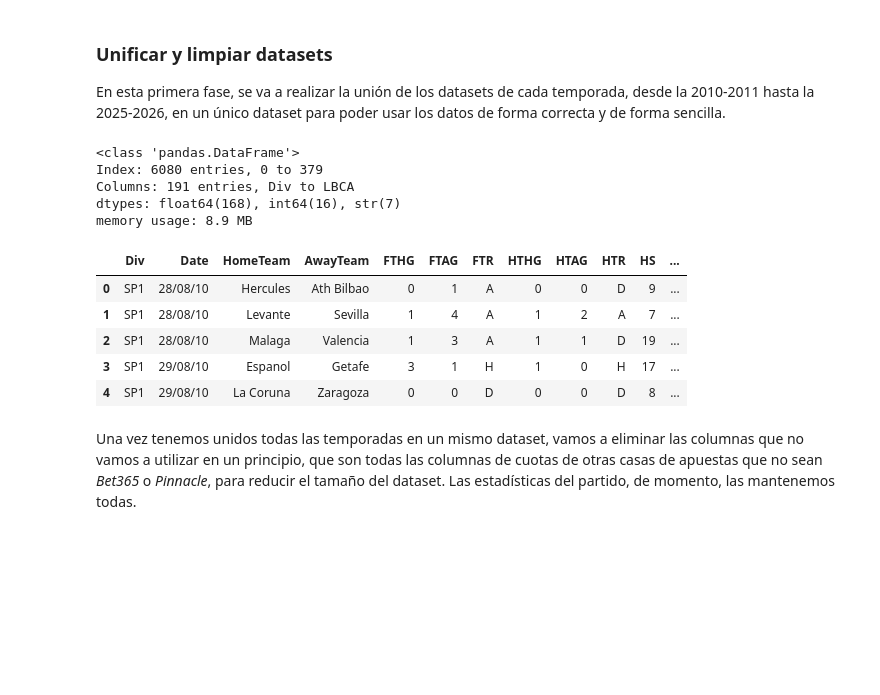
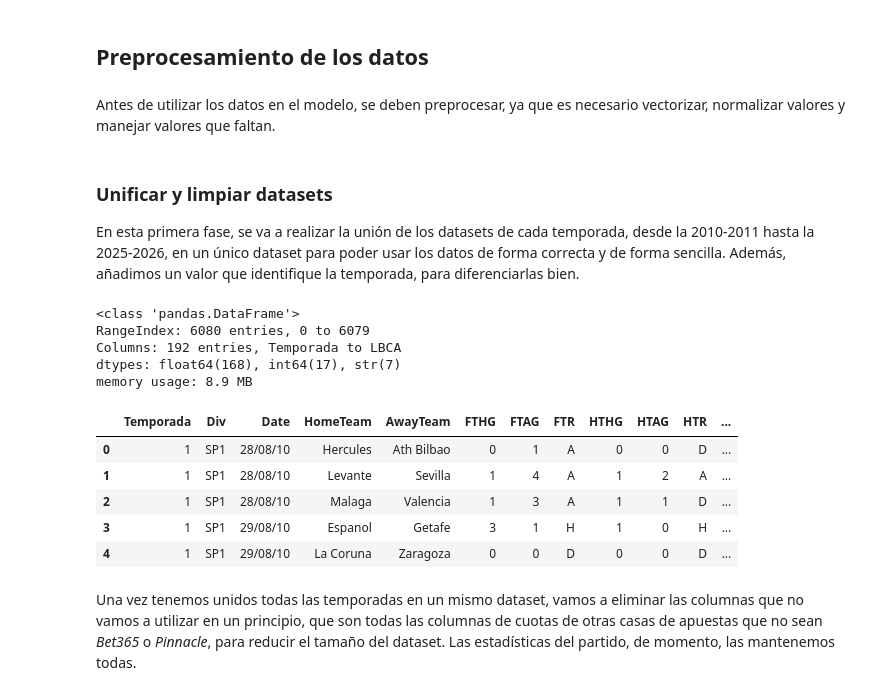
Before and after one commit to nestorm1/C-digo, a Jupyter notebook: main.ipynb, the cells around one changed output. Cells and saved outputs as stored; diff of their text form; code cells hidden in the pictures; blank space fills up the shorter version.

Commit message:
Preprocesamiento de los datos terminado

```diff
--- a/main.ipynb
+++ b/main.ipynb
@@ -3,40 +4,40 @@ import pandas as pd
+# %% [markdown]
+## Preprocesamiento de los datos
+# %% [markdown]
+Antes de utilizar los datos en el modelo, se deben preprocesar, ya que es necesario vectorizar, normalizar valores y manejar valores que faltan.
 # %% [markdown]
 ### Unificar y limpiar datasets
-En esta primera fase, se va a realizar la unión de los datasets de cada temporada, desde la 2010-2011 hasta la 2025-2026, en un único dataset para poder usar los datos de forma correcta y de forma sencilla.
+En esta primera fase, se va a realizar la unión de los datasets de cada temporada, desde la 2010-2011 hasta la 2025-2026, en un único dataset para poder usar los datos de forma correcta y de forma sencilla. Además, añadimos un valor que identifique la temporada, para diferenciarlas bien.
 # %%
-temp1 = pd.read_csv("2010-2011.csv", sep=',')
-temp2 = pd.read_csv("2011-2012.csv", sep=',')
-temp3 = pd.read_csv("2012-2013.csv", sep=',')
-temp4 = pd.read_csv("2013-2014.csv", sep=',')
-temp5 = pd.read_csv("2014-2015.csv", sep=',')
-temp6 = pd.read_csv("2015-2016.csv", sep=',')
-temp7 = pd.read_csv("2016-2017.csv", sep=',')
-temp8 = pd.read_csv("2017-2018.csv", sep=',')
-temp9 = pd.read_csv("2018-2019.csv", sep=',')
-temp10 = pd.read_csv("2019-2020.csv", sep=',')
-temp11 = pd.read_csv("2020-2021.csv", sep=',')
-temp12 = pd.read_csv("2021-2022.csv", sep=',')
-temp13 = pd.read_csv("2022-2023.csv", sep=',')
-temp14 = pd.read_csv("2023-2024.csv", sep=',')
-temp15 = pd.read_csv("2024-2025.csv", sep=',')
-temp16 = pd.read_csv("2025-2026.csv", sep=',')
+pd.set_option("display.max_columns", None)
 
-pd.set_option("display.max_columns", None)
-laliga = pd.concat([temp1, temp2, temp3, temp4, temp5, temp6, temp7, temp8, temp9, temp10, temp11, temp12, temp13, temp14, temp15, temp16])
+temporadas = {1:"2010-2011.csv", 2:"2011-2012.csv", 3:"2012-2013.csv", 4:"2013-2014.csv", 5:"2014-2015.csv", 6:"2015-2016.csv", 7:"2016-2017.csv",
+         8:"2017-2018.csv", 9:"2018-2019.csv", 10:"2019-2020.csv", 11:"2020-2021.csv", 12:"2021-2022.csv", 13:"2022-2023.csv", 14:"2023-2024.csv",
+          15:"2024-2025.csv", 16: "2025-2026.csv"}
+
+grupo_temporadas = []
+
+for temp, archivo in temporadas.items():
+    aux = pd.read_csv(archivo, sep=',').copy()
+    aux.insert(0, "Temporada", temp)
+    grupo_temporadas.append(aux)
+     # añadimos la columna nueva
+laliga = pd.concat(grupo_temporadas, ignore_index=True)
+
 laliga.info()
 laliga.head()
 # %% [output]
 <class 'pandas.DataFrame'>
-Index: 6080 entries, 0 to 379
-Columns: 191 entries, Div to LBCA
-dtypes: float64(168), int64(16), str(7)
+RangeIndex: 6080 entries, 0 to 6079
+Columns: 192 entries, Temporada to LBCA
+dtypes: float64(168), int64(17), str(7)
 memory usage: 8.9 MB
-|  | Div | Date | HomeTeam | AwayTeam | FTHG | FTAG | FTR | HTHG | HTAG | HTR | HS | ... |
-| 0 | SP1 | 28/08/10 | Hercules | Ath Bilbao | 0 | 1 | A | 0 | 0 | D | 9 | ... |
-| 1 | SP1 | 28/08/10 | Levante | Sevilla | 1 | 4 | A | 1 | 2 | A | 7 | ... |
-| 2 | SP1 | 28/08/10 | Malaga | Valencia | 1 | 3 | A | 1 | 1 | D | 19 | ... |
-| 3 | SP1 | 29/08/10 | Espanol | Getafe | 3 | 1 | H | 1 | 0 | H | 17 | ... |
-| 4 | SP1 | 29/08/10 | La Coruna | Zaragoza | 0 | 0 | D | 0 | 0 | D | 8 | ... |
+|  | Temporada | Div | Date | HomeTeam | AwayTeam | FTHG | FTAG | FTR | HTHG | HTAG | HTR | ... |
+| 0 | 1 | SP1 | 28/08/10 | Hercules | Ath Bilbao | 0 | 1 | A | 0 | 0 | D | ... |
+| 1 | 1 | SP1 | 28/08/10 | Levante | Sevilla | 1 | 4 | A | 1 | 2 | A | ... |
+| 2 | 1 | SP1 | 28/08/10 | Malaga | Valencia | 1 | 3 | A | 1 | 1 | D | ... |
+| 3 | 1 | SP1 | 29/08/10 | Espanol | Getafe | 3 | 1 | H | 1 | 0 | H | ... |
+| 4 | 1 | SP1 | 29/08/10 | La Coruna | Zaragoza | 0 | 0 | D | 0 | 0 | D | ... |
 # %% [markdown]
 Una vez tenemos unidos todas las temporadas en un mismo dataset, vamos a eliminar las columnas que no vamos a utilizar en un principio, que son todas las columnas de cuotas de otras casas de apuestas que no sean *Bet365* o *Pinnacle*, para reducir el tamaño del dataset. Las estadísticas del partido, de momento, las mantenemos todas.
 # %%
```
Also changed, not shown: parts of 18 cells of this notebook.
